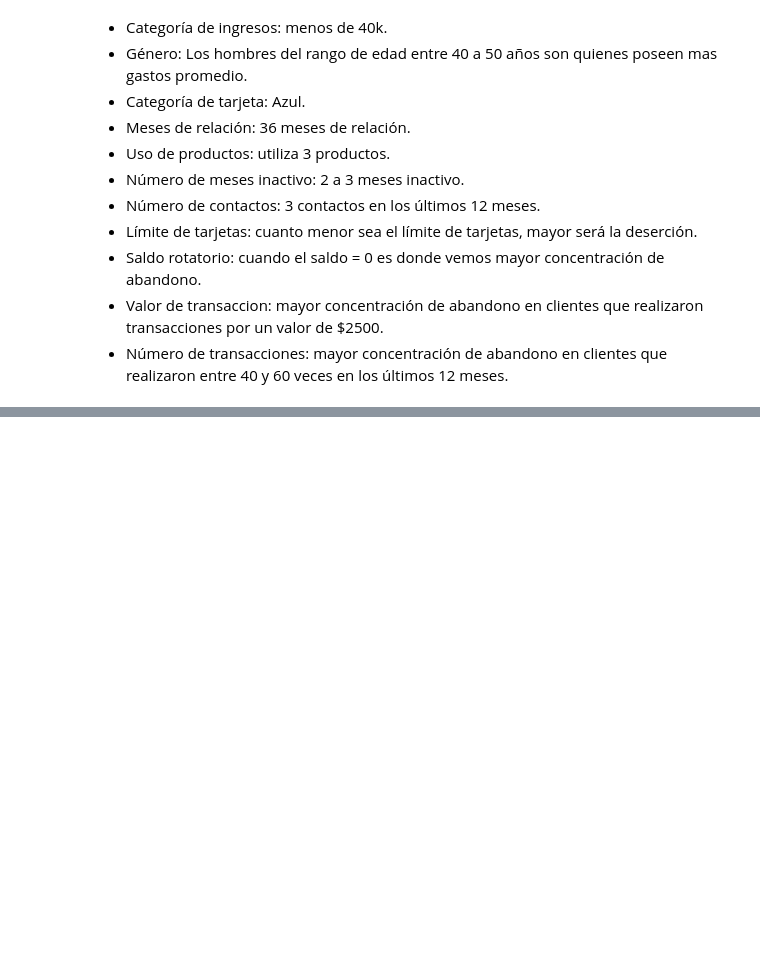
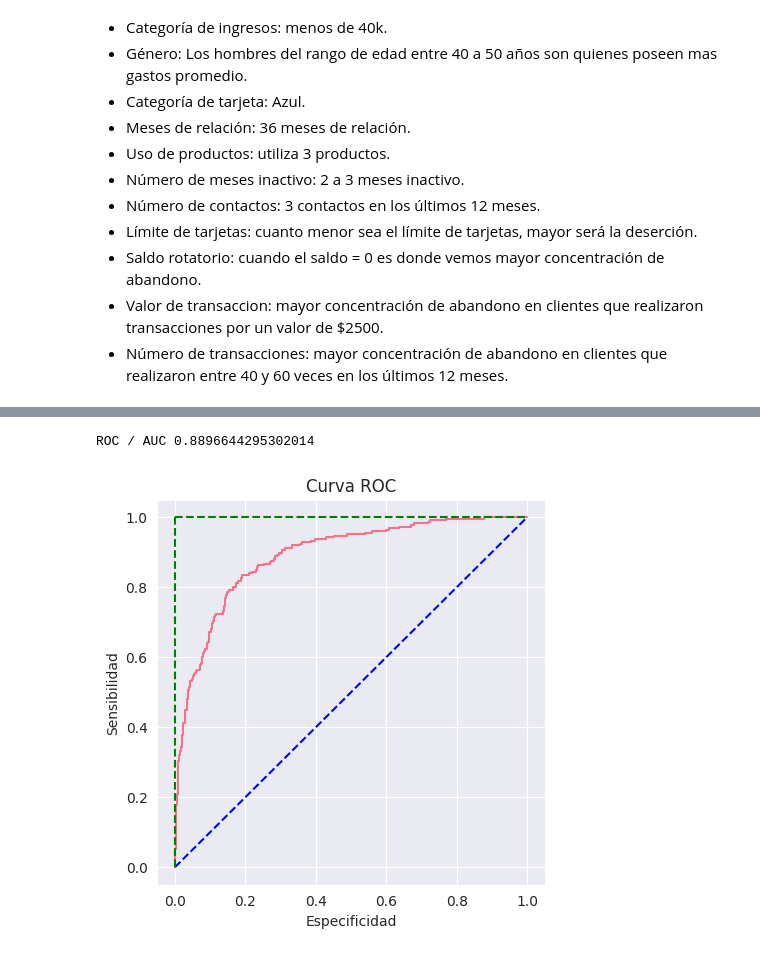
Before and after one commit to walterfolk/data_science_II_CODER, a Jupyter notebook: Proyecto_DS_II_FOLK.ipynb, the cells around one changed output, grey strips where cells are left out. Saved outputs shown, nothing was run; the diff lists cells and outputs as text; code cells hidden in the pictures; blank space fills up the shorter version.

```diff
--- a/Proyecto_DS_II_FOLK.ipynb
+++ b/Proyecto_DS_II_FOLK.ipynb
@@ -693,0 +760,17 @@ plt.show()
+# %%
+probabilidad = log_reg.predict_proba(X_test)[:,1]
+
+tfp, tvp, limite = roc_curve(y_test, probabilidad) #tfp = tasa falsos positivos - tvp = tasa verdaderos positivos
+print('ROC / AUC', roc_auc_score(y_test, probabilidad))
+
+plt.subplots(1, figsize=(5,5))
+plt.title('Curva ROC')
+plt.plot(tfp,tvp)
+plt.xlabel('Especificidad')
+plt.ylabel('Sensibilidad')
+plt.plot([0, 1], ls="--", c = 'blue')
+plt.plot([0, 0], [1, 0], ls="--", c = 'green'), plt.plot([1, 1], ls="--", c = 'green')
+plt.show()
+# %% [output]
+ROC / AUC 0.8896644295302014
+[figure, added]
```
Also changed, not shown: parts of 23 cells of this notebook.
